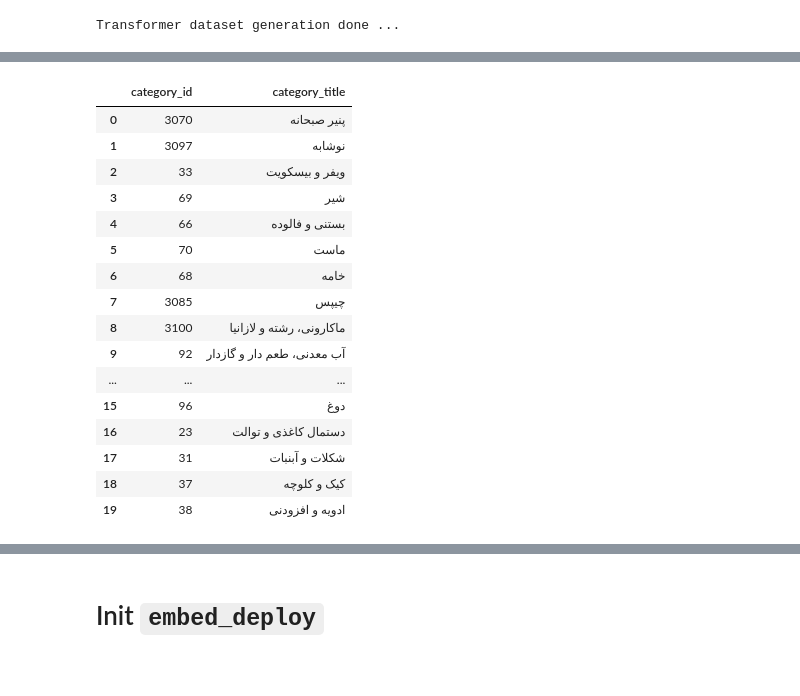
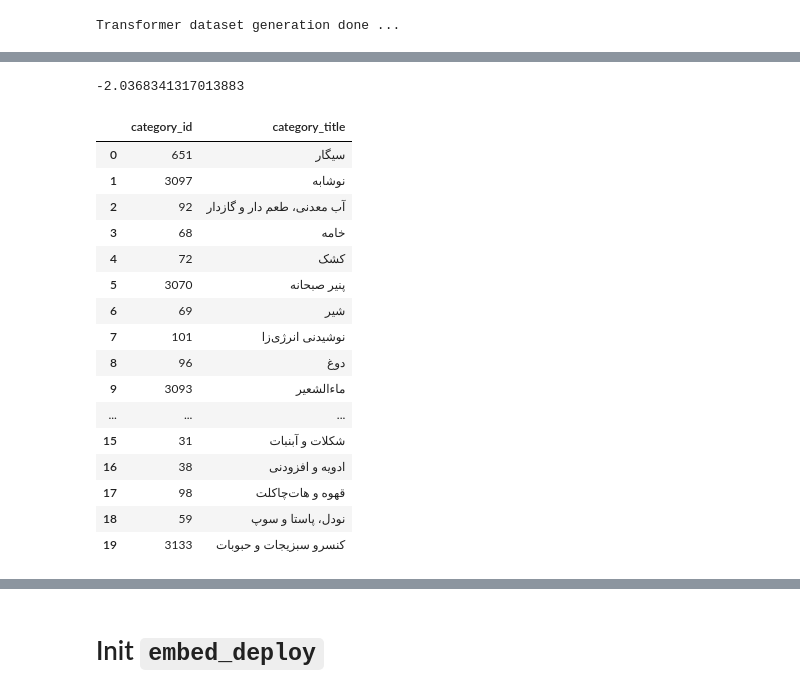
Before and after one commit to samousavizade/Recora, a Jupyter notebook: examples/recora_category.ipynb, the cells around one changed output, grey strips where cells are left out. Cells and saved outputs as stored; diff of their text form; code cells hidden in the pictures.

```diff
--- a/examples/recora_category.ipynb
+++ b/examples/recora_category.ipynb
@@ -422,6 +336,6 @@ df = df.sort_values(by='time', ascending=True)
 # %%
 from recora.data import split_by_num, random_split, split_by_ratio, split_by_ratio_chrono
 
-# train_data, eval_data = split_by_ratio_chrono(df, order=True, shuffle=False, test_size=0.1)
+# train_data, eval_data = split_by_ratio_chrono(inter_events, order=True, shuffle=False, test_size=0.1)
 # train_data, eval_data = split_by_num(df, shuffle=True, order=False, test_size=5)
-train_data, eval_data = random_split(df, shuffle=False, test_size=0.1)
+train_inter_events, eval_inter_events = random_split(inter_events, shuffle=False, test_size=0.1)
@@ -430,0 +411,8 @@ train_data, eval_data = random_split(df, shuffle=False, test_size=0.1)
+# %%
+eval_inter_events = eval_inter_events.groupby(['user', 'item']).agg({
+	# 'sample_weight': 'sum',  # total strength
+    'sample_weight': 'count',  # total strength
+
+	'time': 'max',  # most recent interaction
+	'order_hour': 'mean'  # most frequent hour        # typical hour
+}).reset_index()
@@ -431,7 +447,7 @@ train_data, eval_data = random_split(df, shuffle=False, test_size=0.1)
 # %%
 # Handle single sparse columns
 for c in single_sparse_feature_columns:
-	for dataframe in [df]:
+	for dataframe in [train_data, eval_data]:
 		dataframe[c] = dataframe[c].astype(str).fillna("missing")
 		dataframe.loc[dataframe[c] == "0", c] = "missing"
 
@@ -444,13 +460,14 @@ for c in single_sparse_feature_columns:
 
 print("Missing value imputation done ...")
 
-scaler = QuantileTransformer(output_distribution='normal', random_state=42, n_quantiles=10)
+scaler = QuantileTransformer(output_distribution='normal', random_state=42, n_quantiles=25)
 train_data[dense_feature_columns] = scaler.fit_transform(train_data[dense_feature_columns]).astype(np.float32)
 eval_data[dense_feature_columns] = scaler.transform(eval_data[dense_feature_columns]).astype(np.float32)
 
 print("Scale done ...")
 
-train_data['sample_weight'] = np.log1p(train_data['sample_weight'])
+# train_data['label'] = train_data['sample_weight']
+train_data['sample_weight'] = 1 + np.log1p(1 + train_data['sample_weight'])
 # %% [output]
 Missing value imputation done ...
 Scale done ...
@@ -1440,32 +1058,51 @@ eval_result
 # %%
+import numpy as np
+
+feature_names = scaler.get_feature_names_out()
+n_features = len(feature_names)
+
+# create dummy row
+x = np.zeros((1, n_features))
+
+# put your value in correct column
+idx = list(feature_names).index('order_hour')
+x[0, idx] = 8
+
+# transform
+x_scaled = scaler.transform(x)
+
+order_hour_scaled = x_scaled[0, idx]
+print(order_hour_scaled)
+
 result = model.recommend_user(
 	"30953879",
 	n_rec=20,
-	filter_consumed=True,
-	# user_feats={
-	# 	"order_hour": 15 / 23
-	# }
+	filter_consumed=False,
+	user_feats={
+		"order_hour": order_hour_scaled,
+	}
 )
 
 result = pd.DataFrame(result).rename(columns={"30953879": "category_id"}).astype(int)
 brand_category_titles = pd.read_csv('./sample_data/brand_category_titles.csv').drop_duplicates(subset=['category_id'])
 result = result.merge(brand_category_titles, on=['category_id'], how='left')
 result[['category_id', 'category_title']]
 # %% [output]
+-2.0368341317013883
 |  | category_id | category_title |
-| 0 | 3070 | پنیر صبحانه |
+| 0 | 651 | سیگار |
 | 1 | 3097 | نوشابه |
-| 2 | 33 | ویفر و بیسکویت |
-| 3 | 69 | شیر |
-| 4 | 66 | بستنی و فالوده |
-| 5 | 70 | ماست |
-| 6 | 68 | خامه |
-| 7 | 3085 | چیپس |
-| 8 | 3100 | ماکارونی، رشته و لازانیا |
-| 9 | 92 | آب معدنی، طعم دار و گازدار |
+| 2 | 92 | آب معدنی، طعم دار و گازدار |
+| 3 | 68 | خامه |
+| 4 | 72 | کشک |
+| 5 | 3070 | پنیر صبحانه |
+| 6 | 69 | شیر |
+| 7 | 101 | نوشیدنی انرژی‌زا |
+| 8 | 96 | دوغ |
+| 9 | 3093 | ماءالشعیر |
 | ... | ... | ... |
-| 15 | 96 | دوغ |
-| 16 | 23 | دستمال کاغذی و توالت |
-| 17 | 31 | شکلات و آبنبات |
-| 18 | 37 | کیک و کلوچه |
-| 19 | 38 | ادویه و افزودنی |
+| 15 | 31 | شکلات و آبنبات |
+| 16 | 38 | ادویه و افزودنی |
+| 17 | 98 | قهوه و هات‌چاکلت |
+| 18 | 59 | نودل، پاستا و سوپ |
+| 19 | 3133 | کنسرو سبزیجات و حبوبات |
```
Also changed, not shown: parts of 24 cells of this notebook, 44 other files.
